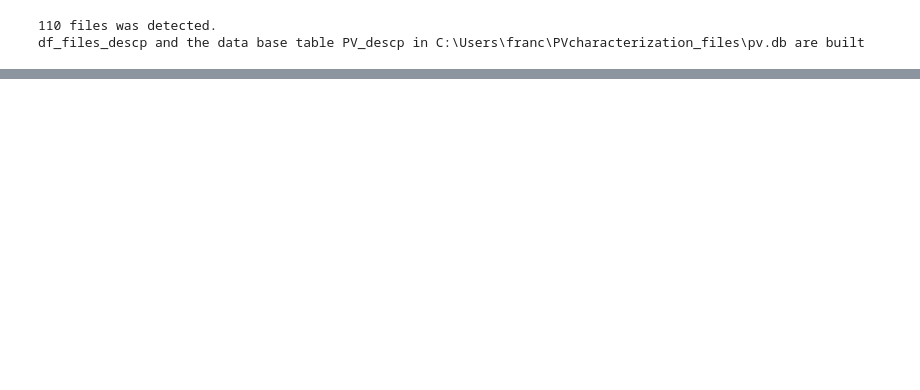
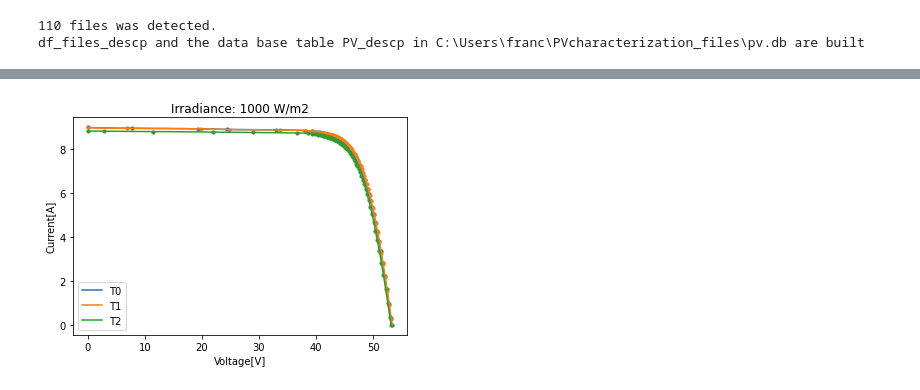
Before and after one commit to Bertin-fap/PVcharacterization, a Jupyter notebook: Module_aging.ipynb, the cells around one changed output, grey strips where cells are left out. Cells and saved outputs as stored; diff of their text form; code cells hidden in the pictures; blank space fills up the shorter version.

```diff
--- a/Module_aging.ipynb
+++ b/Module_aging.ipynb
@@ -104,29 +104,37 @@ plot_params_diff(df_meta,list_diff,None,dic_trt_meaning)
 # %%
 ''' Creation: 2021.09.19
     Last update: 2021.09.20
 
     Plotting of I/V curves.
 
     '''
+
+# Standard library imports
+import os
+from pathlib import Path
 
 # 3rd party import
 import matplotlib.pyplot as plt
 
 #Internal import
 import PVcharacterization_Utils as pv
 
 irr_select = [1000]
 name_select = ["JINERGY3272023326035",]
 trt_select = ["T0","T1","T2"]
+
+database_path = Path(data_folder) / Path(pv.DATA_BASE_NAME)
 
 querries = pv.sieve_files(irr_select,trt_select,name_select,database_path)
 
 for i, res in enumerate([pv.data_parsing(querry).IV0 for querry in querries]):
     plt.plot(res['Voltage'],res['Current'],label=trt_select[i])
     plt.scatter(res['Voltage'][::50],res['Current'][::50],s=10)
     plt.xlabel(res.columns[0] +'[V]')
     plt.ylabel(res.columns[1] +'[A]')
     plt.title(f'Irradiance: {str(irr_select[0])} {pv.PARAM_UNIT_DIC["IrrCorr"]}')
 
 plt.legend()
 plt.show()
+# %% [output]
+[figure, added]
```
Also changed, not shown: parts of 3 cells of this notebook, 1 other file.
